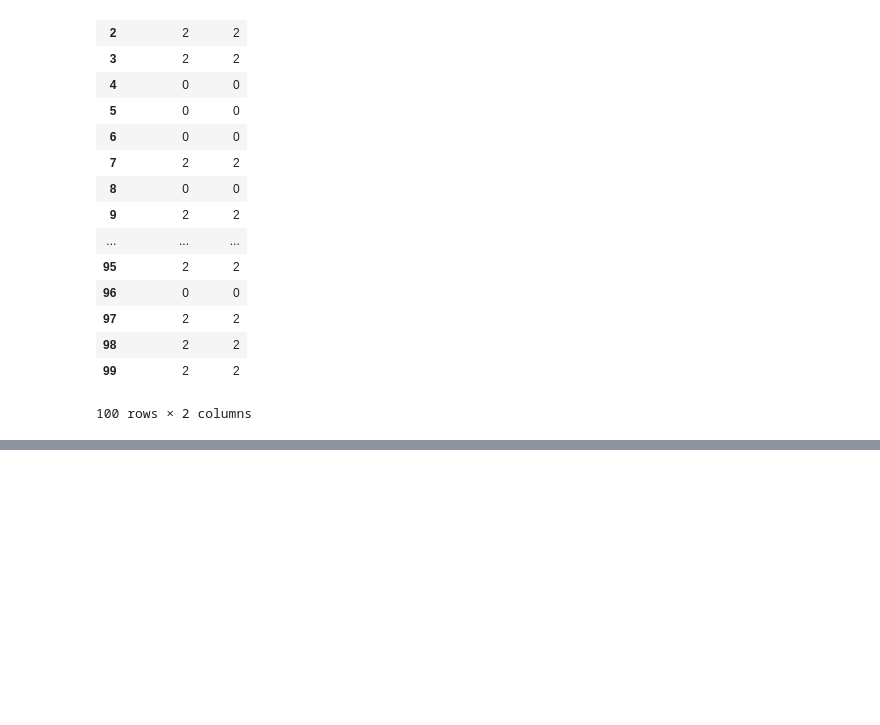
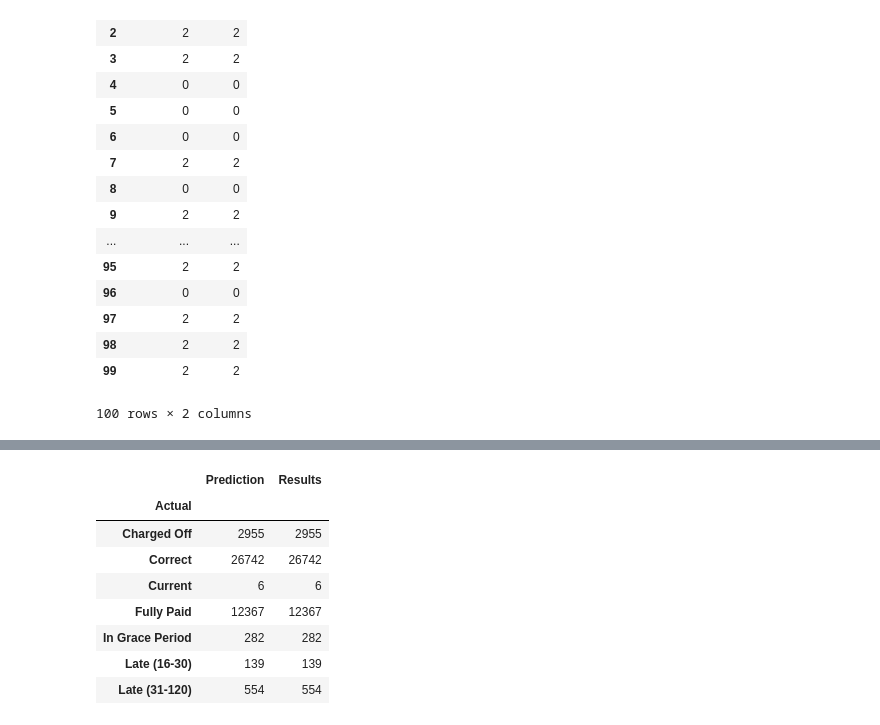
Before and after one commit to benieevelyne/BLPFinalProject, a Jupyter notebook: Tree.ipynb, the cells around one changed output, grey strips where cells are left out. Drawn from its saved outputs; the diff is of its cells as text; code cells hidden in the pictures; blank space fills up the shorter version.

```diff
--- a/Tree.ipynb
+++ b/Tree.ipynb
@@ -119,0 +166,12 @@ rf.score(X_test2018, y_test2018)
+# %%
+revised_df.groupby(['Actual']).count()
+# %% [output]
+|  | Prediction | Results |
+| Actual |  |  |
+| Charged Off | 2955 | 2955 |
+| Correct | 26742 | 26742 |
+| Current | 6 | 6 |
+| Fully Paid | 12367 | 12367 |
+| In Grace Period | 282 | 282 |
+| Late (16-30) | 139 | 139 |
+| Late (31-120) | 554 | 554 |
```
Also changed, not shown: parts of 10 cells of this notebook, 4 other files.
